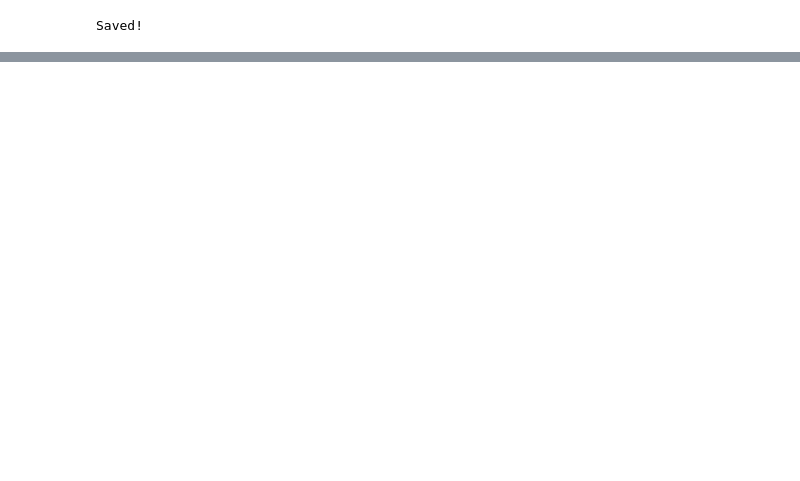
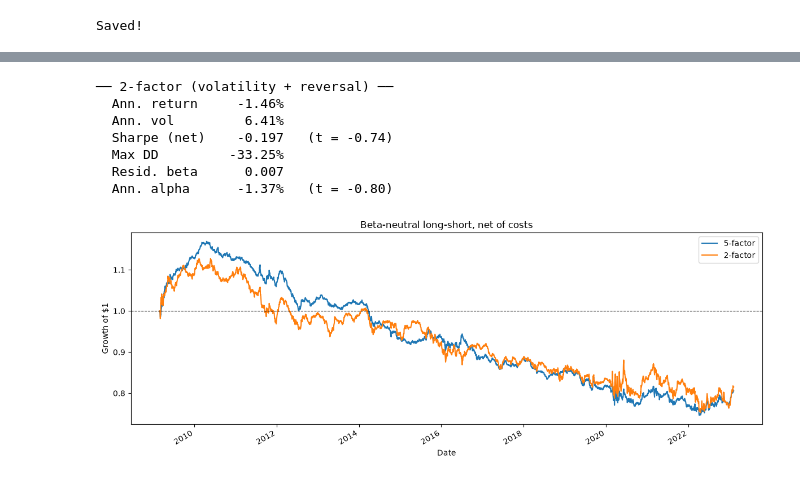
Before and after one commit to yamare1/stat-arb-factor-model, a Jupyter notebook: notebooks/01_factor_model.ipynb, the cells around one changed output, grey strips where cells are left out. Cells and saved outputs as stored; diff of their text form; code cells hidden in the pictures; blank space fills up the shorter version.

```diff
--- a/notebooks/01_factor_model.ipynb
+++ b/notebooks/01_factor_model.ipynb
@@ -1197,0 +483,14 @@ plt.show()
+# %%
+# Per-factor IC — is any single factor alive, and how correlated are they?
+print("Standalone IC (full panel, per-date then averaged):\n")
+for f in FEATURES:
+    ic = panel_L.groupby(level='Date').apply(
+        lambda g, f=f: spearmanr(g[f], g['target'])[0]).dropna()
+    t = ic.mean()/ic.std()*np.sqrt(len(ic)/21)   # /21 for overlap
+    print(f"  {f:<14} IC {ic.mean():+.4f}   std {ic.std():.4f}   t≈{t:+.2f}")
+
+print("\nFactor correlation matrix:")
+print(panel_L[FEATURES].corr().round(2).to_string())
+
+print("\nRidge coefficients (last fold):")
+print(pd.Series(rg.coef_, index=FEATURES).round(4).to_string())
@@ -1197,0 +593,66 @@ plt.show()
+# %%
+# ── Backtest the 2-factor model, beta-neutral ────────────────────────────────
+def run_bt(sig, label):
+    sd = sig.index.get_level_values('Date').unique().sort_values()
+    rb = pd.Series(sd, index=sd).resample('ME').last().dropna()
+    w = pd.Series(0.0, index=sig.index)
+    dts, tks = sig.index.get_level_values('Date'), sig.index.get_level_values('Ticker')
+
+    for i, rd in enumerate(rb):
+        if rd not in dts: continue
+        r = sig.xs(rd, level='Date').rank(pct=True)
+        L, S = r[r >= 0.8].index, r[r <= 0.2].index
+        b = betas_L.loc[rd]
+        bL, bS = b.reindex(L).mean(), b.reindex(S).mean()
+        if not (np.isfinite(bL) and np.isfinite(bS)) or bL+bS == 0: continue
+        wL, wS = bS/(bL+bS), bL/(bL+bS)
+        end = rb.iloc[i+1] if i+1 < len(rb) else sd[-1]
+        win = (dts > rd) & (dts <= end)
+        w[win & tks.isin(L)] =  wL/len(L)
+        w[win & tks.isin(S)] = -wS/len(S)
+
+    d = pd.DataFrame({'w_raw': w})
+    d['ret'] = returns_L.stack(future_stack=True).reindex(d.index)
+    d = d.dropna()
+    d['w'] = d.groupby(level='Ticker')['w_raw'].shift(1)
+    d = d.dropna()
+
+    p = (d['w']*d['ret']).groupby(level='Date').sum()
+    p = p[p.index >= rb.iloc[0]]
+    t = d['w'].unstack('Ticker').fillna(0).diff().abs().sum(axis=1).fillna(0)/2
+    n = p.sub((t*COST_BPS).reindex(p.index).fillna(0))
+
+    yrs = len(n)/252
+    sh  = n.mean()/n.std()*np.sqrt(252)
+    jj  = pd.concat([n.rename('s'), spy_L.rename('m')], axis=1, sort=False).dropna()
+    rr  = sm.OLS(jj['s'], sm.add_constant(jj['m'])).fit()
+    cum = (1+n).cumprod()
+
+    print(f"── {label} ──")
+    print(f"  Ann. return   {(1+n).prod()**(1/yrs)-1:>8.2%}")
+    print(f"  Ann. vol      {n.std()*np.sqrt(252):>8.2%}")
+    print(f"  Sharpe (net)  {sh:>8.3f}   (t = {sh*np.sqrt(yrs):.2f})")
+    print(f"  Max DD        {(cum/cum.cummax()-1).min():>8.2%}")
+    print(f"  Resid. beta   {rr.params['m']:>8.3f}")
+    print(f"  Ann. alpha    {rr.params['const']*252:>8.2%}   (t = {rr.tvalues['const']:.2f})")
+    return n
+
+net2 = run_bt(oos2_all['ridge'], '2-factor (volatility + reversal)')
+
+pd.DataFrame({'5-factor': (1+net).cumprod(),
+              '2-factor': (1+net2).cumprod()}).plot(
+    figsize=(12,4.5), title='Beta-neutral long-short, net of costs')
+plt.axhline(1, color='k', lw=.8, ls='--'); plt.ylabel('Growth of $1')
+plt.tight_layout(); plt.show()
+
+print("\nBy year (2-factor, %):")
+print((net2.groupby(net2.index.year).apply(lambda s: (1+s).prod()-1)*100).round(2).to_string())
+# %% [output]
+── 2-factor (volatility + reversal) ──
+  Ann. return     -1.46%
+  Ann. vol         6.41%
+  Sharpe (net)    -0.197   (t = -0.74)
+  Max DD         -33.25%
+  Resid. beta      0.007
+  Ann. alpha      -1.37%   (t = -0.80)
+[figure, added]
```
Also changed, not shown: parts of 66 cells of this notebook, 2 other files.
